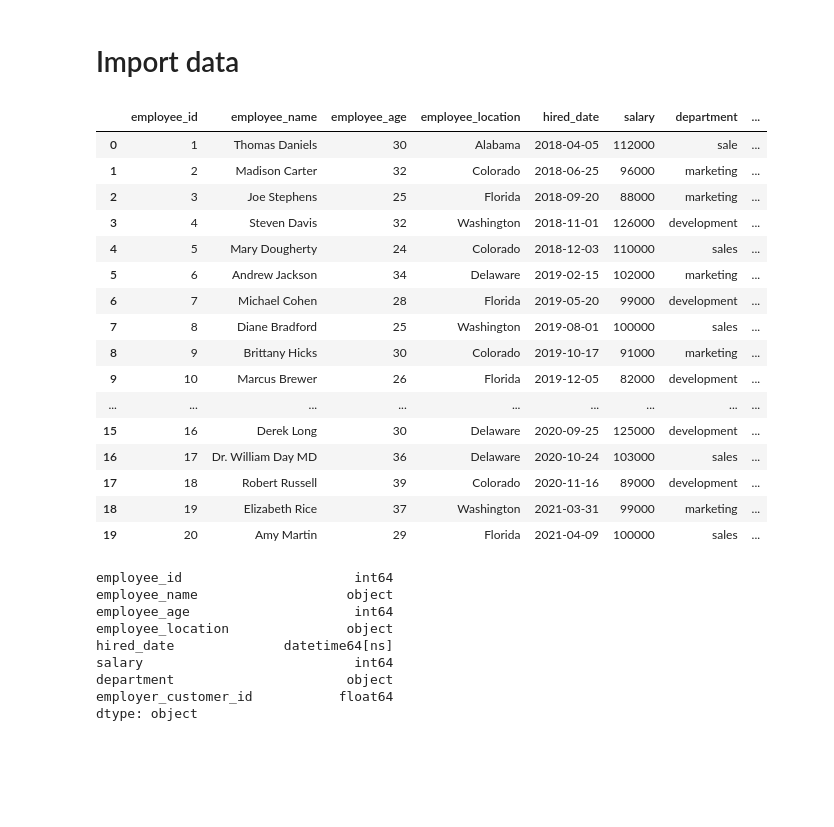
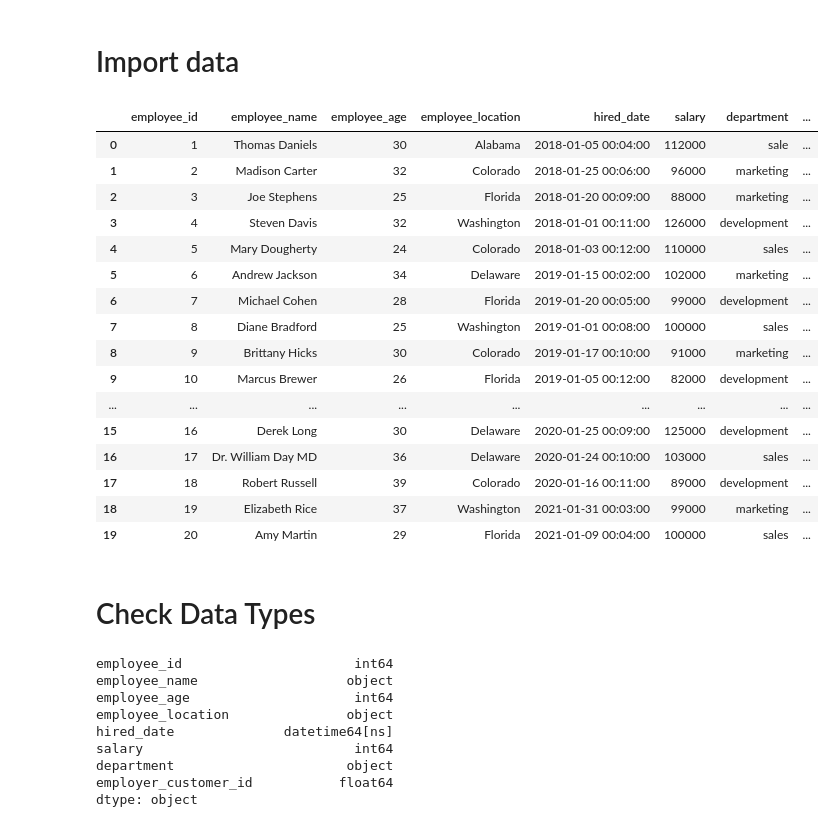
Before and after one commit to ktnsh24/GE_Notebook_Tutorial, a Jupyter notebook: great_expectations_tutorial.ipynb, the cells around one changed output. Saved outputs shown, nothing was run; the diff lists cells and outputs as text; code cells hidden in the pictures; blank space fills up the shorter version.

```diff
--- a/great_expectations_tutorial.ipynb
+++ b/great_expectations_tutorial.ipynb
@@ -8,26 +8,29 @@ import great_expectations as ge
 # %%
 filepath = "./data.csv"
 df = ge.read_csv(filepath)
-#df['hired_date'] =  pd.to_datetime(df['hired_date'], format='%Y-%M-%d')
+# convert data type of "hired_date" column from object to date-time
+df['hired_date'] =  pd.to_datetime(df['hired_date'], format='%Y-%M-%d')
 df.head(20)
 # %% [output]
 |  | employee_id | employee_name | employee_age | employee_location | hired_date | salary | department | ... |
-| 0 | 1 | Thomas Daniels | 30 | Alabama | 2018-04-05 | 112000 | sale | ... |
-| 1 | 2 | Madison Carter | 32 | Colorado | 2018-06-25 | 96000 | marketing | ... |
-| 2 | 3 | Joe Stephens | 25 | Florida | 2018-09-20 | 88000 | marketing | ... |
-| 3 | 4 | Steven Davis | 32 | Washington | 2018-11-01 | 126000 | development | ... |
-| 4 | 5 | Mary Dougherty | 24 | Colorado | 2018-12-03 | 110000 | sales | ... |
-| 5 | 6 | Andrew Jackson | 34 | Delaware | 2019-02-15 | 102000 | marketing | ... |
-| 6 | 7 | Michael Cohen | 28 | Florida | 2019-05-20 | 99000 | development | ... |
-| 7 | 8 | Diane Bradford | 25 | Washington | 2019-08-01 | 100000 | sales | ... |
-| 8 | 9 | Brittany Hicks | 30 | Colorado | 2019-10-17 | 91000 | marketing | ... |
-| 9 | 10 | Marcus Brewer | 26 | Florida | 2019-12-05 | 82000 | development | ... |
+| 0 | 1 | Thomas Daniels | 30 | Alabama | 2018-01-05 00:04:00 | 112000 | sale | ... |
+| 1 | 2 | Madison Carter | 32 | Colorado | 2018-01-25 00:06:00 | 96000 | marketing | ... |
+| 2 | 3 | Joe Stephens | 25 | Florida | 2018-01-20 00:09:00 | 88000 | marketing | ... |
+| 3 | 4 | Steven Davis | 32 | Washington | 2018-01-01 00:11:00 | 126000 | development | ... |
+| 4 | 5 | Mary Dougherty | 24 | Colorado | 2018-01-03 00:12:00 | 110000 | sales | ... |
+| 5 | 6 | Andrew Jackson | 34 | Delaware | 2019-01-15 00:02:00 | 102000 | marketing | ... |
+| 6 | 7 | Michael Cohen | 28 | Florida | 2019-01-20 00:05:00 | 99000 | development | ... |
+| 7 | 8 | Diane Bradford | 25 | Washington | 2019-01-01 00:08:00 | 100000 | sales | ... |
+| 8 | 9 | Brittany Hicks | 30 | Colorado | 2019-01-17 00:10:00 | 91000 | marketing | ... |
+| 9 | 10 | Marcus Brewer | 26 | Florida | 2019-01-05 00:12:00 | 82000 | development | ... |
 | ... | ... | ... | ... | ... | ... | ... | ... | ... |
-| 15 | 16 | Derek Long | 30 | Delaware | 2020-09-25 | 125000 | development | ... |
-| 16 | 17 | Dr. William Day MD | 36 | Delaware | 2020-10-24 | 103000 | sales | ... |
-| 17 | 18 | Robert Russell | 39 | Colorado | 2020-11-16 | 89000 | development | ... |
-| 18 | 19 | Elizabeth Rice | 37 | Washington | 2021-03-31 | 99000 | marketing | ... |
-| 19 | 20 | Amy Martin | 29 | Florida | 2021-04-09 | 100000 | sales | ... |
+| 15 | 16 | Derek Long | 30 | Delaware | 2020-01-25 00:09:00 | 125000 | development | ... |
+| 16 | 17 | Dr. William Day MD | 36 | Delaware | 2020-01-24 00:10:00 | 103000 | sales | ... |
+| 17 | 18 | Robert Russell | 39 | Colorado | 2020-01-16 00:11:00 | 89000 | development | ... |
+| 18 | 19 | Elizabeth Rice | 37 | Washington | 2021-01-31 00:03:00 | 99000 | marketing | ... |
+| 19 | 20 | Amy Martin | 29 | Florida | 2021-01-09 00:04:00 | 100000 | sales | ... |
+# %% [markdown]
+# Check Data Types
 # %%
 df.dtypes
 # %% [output]
```
Also changed, not shown: parts of 103 cells of this notebook.
